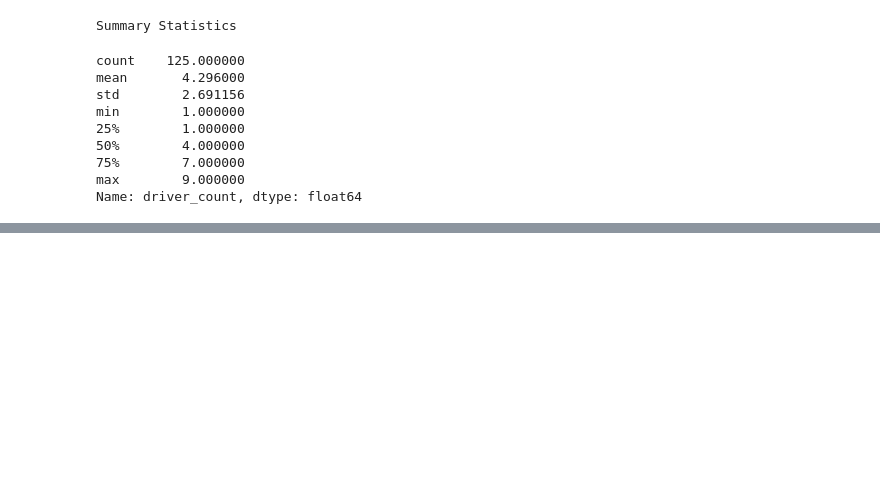
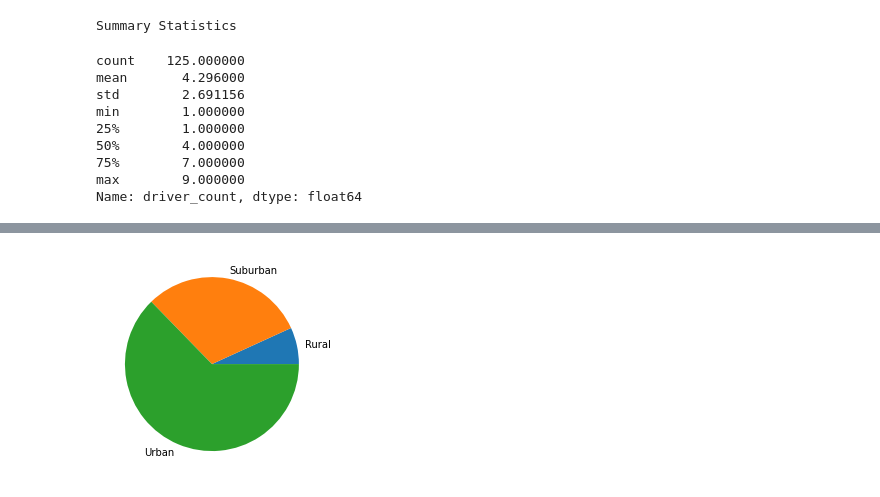
Before and after one commit to ihyun1/PyBer_Analysis, a Jupyter notebook: Pyber.ipynb, the cells around one changed output, grey strips where cells are left out. Cells and saved outputs as stored; diff of their text form; code cells hidden in the pictures; blank space fills up the shorter version.

```diff
--- a/Pyber.ipynb
+++ b/Pyber.ipynb
@@ -843,0 +866,6 @@ plt.show()
+# %%
+# Build the percentage of fares by city type pie chart.
+plt.pie(type_percents_fares, labels=["Rural", "Suburban", "Urban"])
+plt.show()
+# %% [output]
+[figure, added]
```
Also changed, not shown: parts of 7 cells of this notebook.
